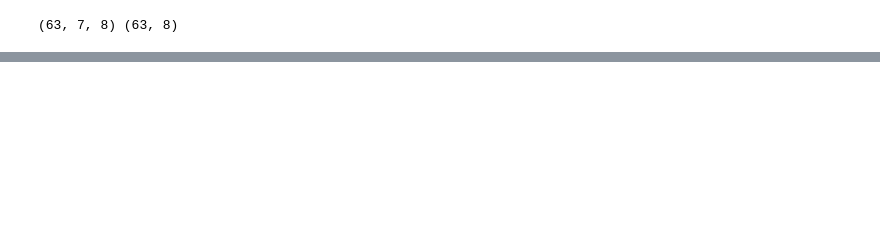
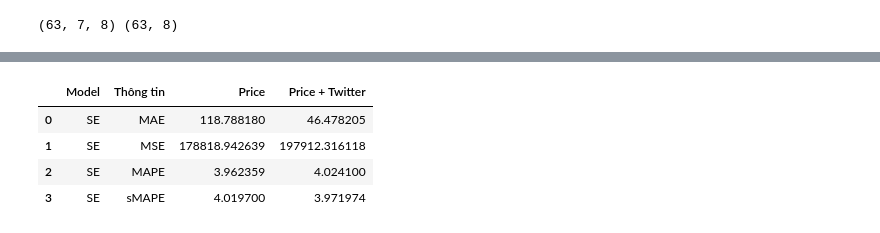
Before and after one commit to dothuc3201/price_prediction, a Jupyter notebook: models/se/se-test.ipynb, the cells around one changed output, grey strips where cells are left out. Cells and saved outputs as stored; diff of their text form; code cells hidden in the pictures; blank space fills up the shorter version.

```diff
--- a/models/se/se-test.ipynb
+++ b/models/se/se-test.ipynb
@@ -365,9 +450,18 @@ See the caveats in the documentation: https://pandas.pydata.org/pandas-docs/stab
 # %%
 #create file if it does not exist
 data = {
     'Model': 'SE',
     'Thông tin': ['MAE', 'MSE', 'MAPE', 'sMAPE'],
-    'Kết quả': [mae["Close"], rmse["Close"], mape["Close"], smape["Close"]]
+    'Price + Twitter': [mae["Close"], mse["Close"], mape["Close"], smape["Close"]]
 }
 result_table = pd.DataFrame(data)
+result_table = pd.read_csv("result.csv")
+result_table['Price + Twitter'] = [mae["Close"], mse["Close"], mape["Close"], smape["Close"]]
 result_table.to_csv("result.csv", index=False)
+result_table
+# %% [output]
+|  | Model | Thông tin | Price | Price + Twitter |
+| 0 | SE | MAE | 118.788180 | 46.478205 |
+| 1 | SE | MSE | 178818.942639 | 197912.316118 |
+| 2 | SE | MAPE | 3.962359 | 4.024100 |
+| 3 | SE | sMAPE | 4.019700 | 3.971974 |
```
Also changed, not shown: parts of 17 cells of this notebook, 6 other files.
